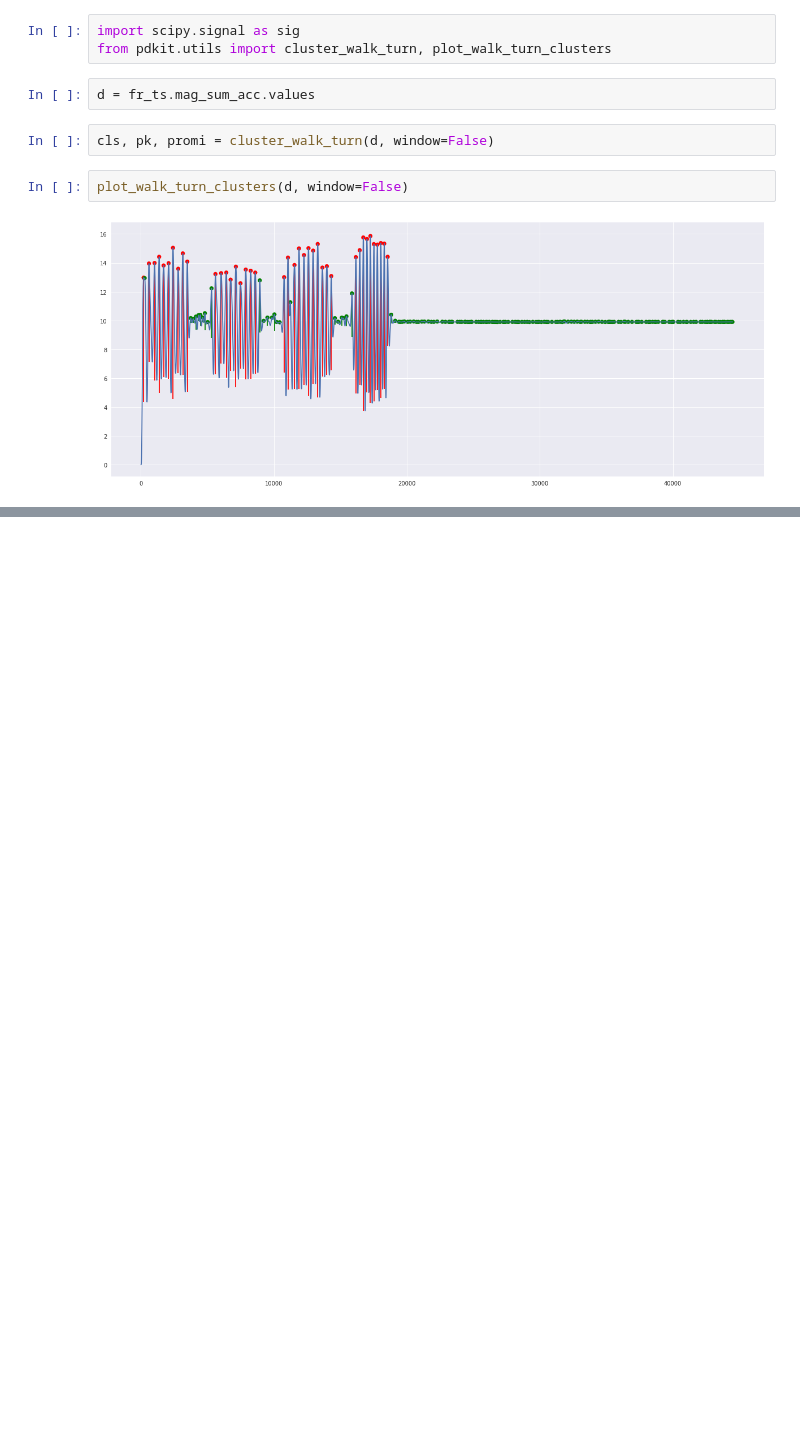
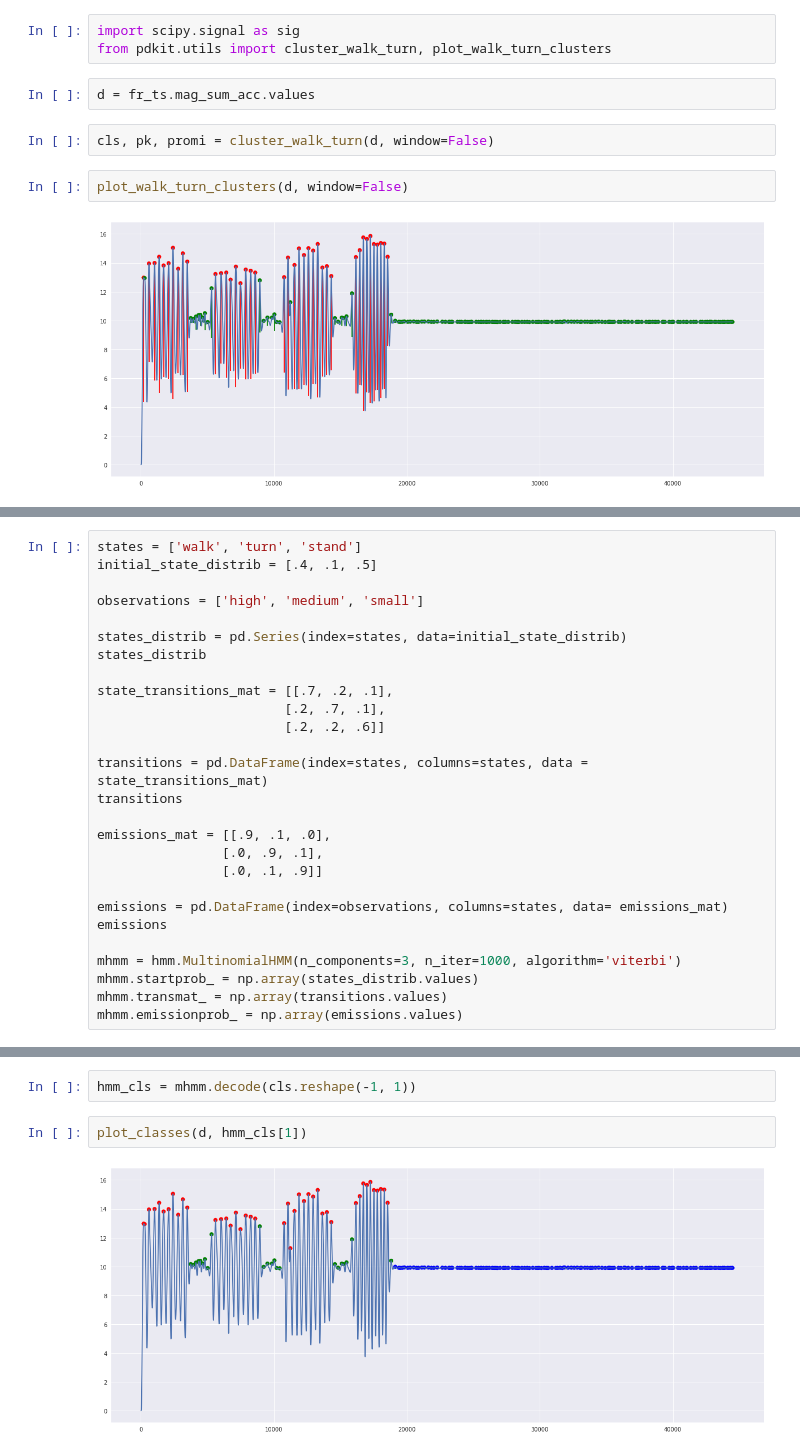
Before and after one commit to pdkit/pdkit, a Jupyter notebook: notebooks/hmm.ipynb, the cells around one changed output, grey strips where cells are left out. Saved outputs shown, nothing was run; the diff lists cells and outputs as text; blank space fills up the shorter version.

```diff
--- a/notebooks/hmm.ipynb
+++ b/notebooks/hmm.ipynb
@@ -94,0 +72,27 @@ cls[64:] = 2
+# %%
+states = ['walk', 'turn', 'stand']
+initial_state_distrib = [.4, .1, .5]
+
+observations = ['high', 'medium', 'small']
+
+states_distrib = pd.Series(index=states, data=initial_state_distrib)
+states_distrib
+
+state_transitions_mat = [[.7, .2, .1],
+                        [.2, .7, .1],
+                        [.2, .2, .6]]
+
+transitions = pd.DataFrame(index=states, columns=states, data = state_transitions_mat)
+transitions
+
+emissions_mat = [[.9, .1, .0],
+                [.0, .9, .1],
+                [.0, .1, .9]]
+
+emissions = pd.DataFrame(index=observations, columns=states, data= emissions_mat)
+emissions
+
+mhmm = hmm.MultinomialHMM(n_components=3, n_iter=1000, algorithm='viterbi')
+mhmm.startprob_ = np.array(states_distrib.values)
+mhmm.transmat_ = np.array(transitions.values)
+mhmm.emissionprob_ = np.array(emissions.values)
@@ -94,0 +113,6 @@ cls[64:] = 2
+# %%
+hmm_cls = mhmm.decode(cls.reshape(-1, 1))
+# %%
+plot_classes(d, hmm_cls[1])
+# %% [output]
+[figure, added]
```
Also changed, not shown: parts of 43 cells of this notebook, 1 other file.
